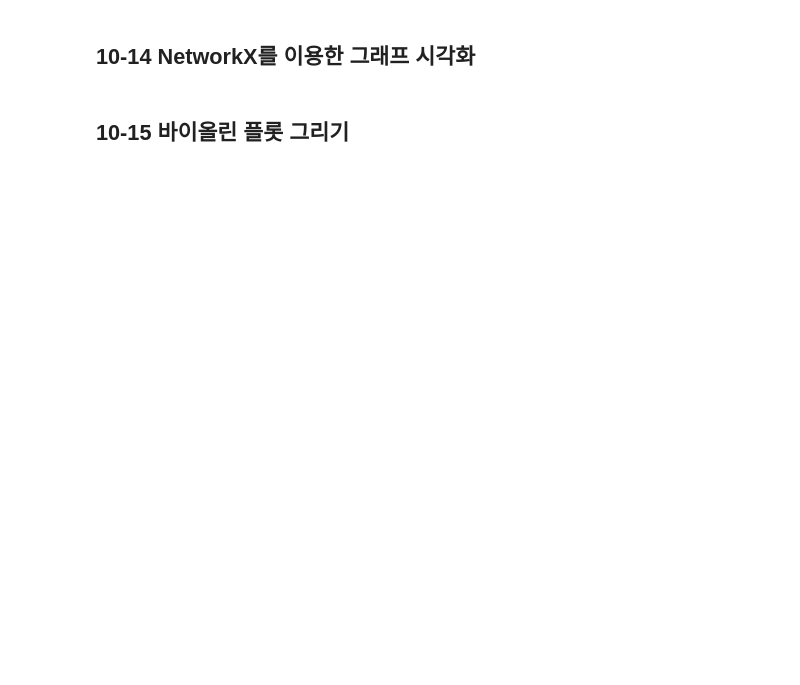
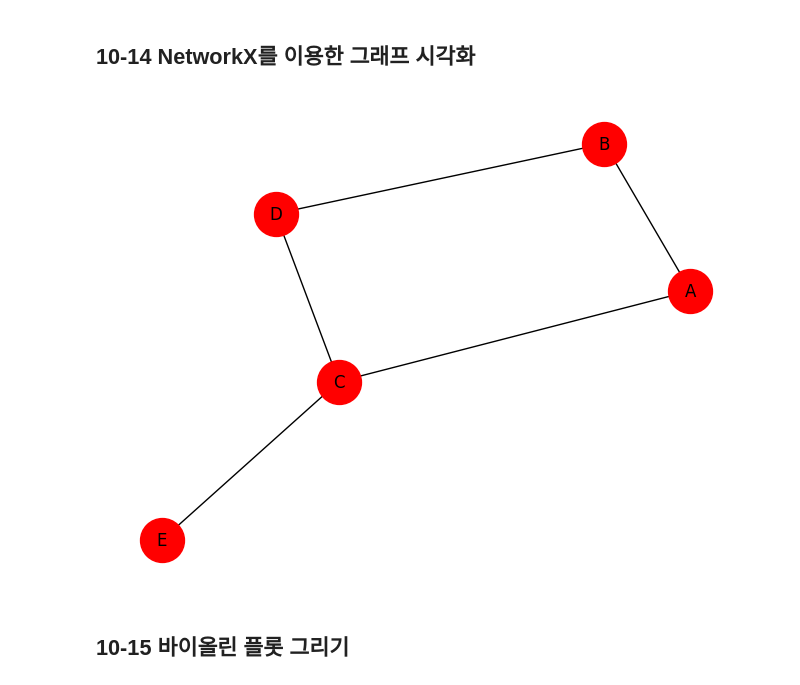
Before and after one commit to MinhoKang/Data-Analysis-with-Open-Source, a Jupyter notebook: 오픈소스_데이터_분석_10강.ipynb, the cells around one changed output. Cells and saved outputs as stored; diff of their text form; code cells hidden in the pictures; blank space fills up the shorter version.

```diff
--- a/오픈소스_데이터_분석_10강.ipynb
+++ b/오픈소스_데이터_분석_10강.ipynb
@@ -366,19 +366,22 @@ map
 # %%
 import networkx as nx
 import matplotlib.pyplot as plt
 
 ## 그래프 객체 생성
 G = nx.Graph()
 
 ## 노드(정점) 추가
 G.add_nodes_from(["A", "B", "C", "D", "E"])
 
 ## 엣지(간선) 추가
 G.add_edges_from([("A", "B"), ("A", "C"), ("B", "D"), ("C", "D"), ("C", "E")])
 
 ## 그래프 시각화
+nx.draw(G, with_labels=True, node_size=1000, node_color='red')
 
 plt.show()
+# %% [output]
+[figure, added]
 # %% [markdown]
 ## 10-15 바이올린 플롯 그리기
 # %%
```
Also changed, not shown: parts of 3 cells of this notebook.
